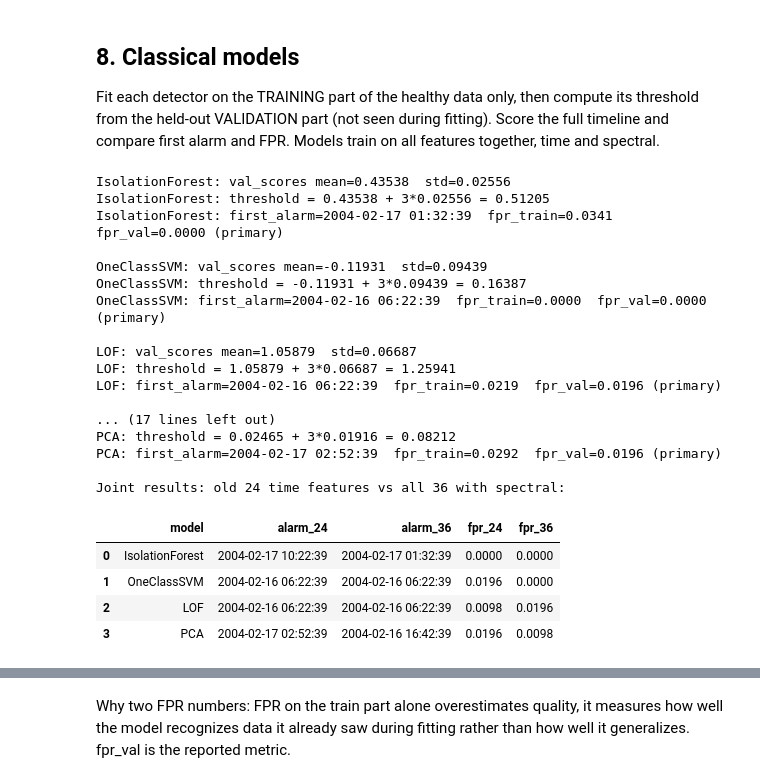
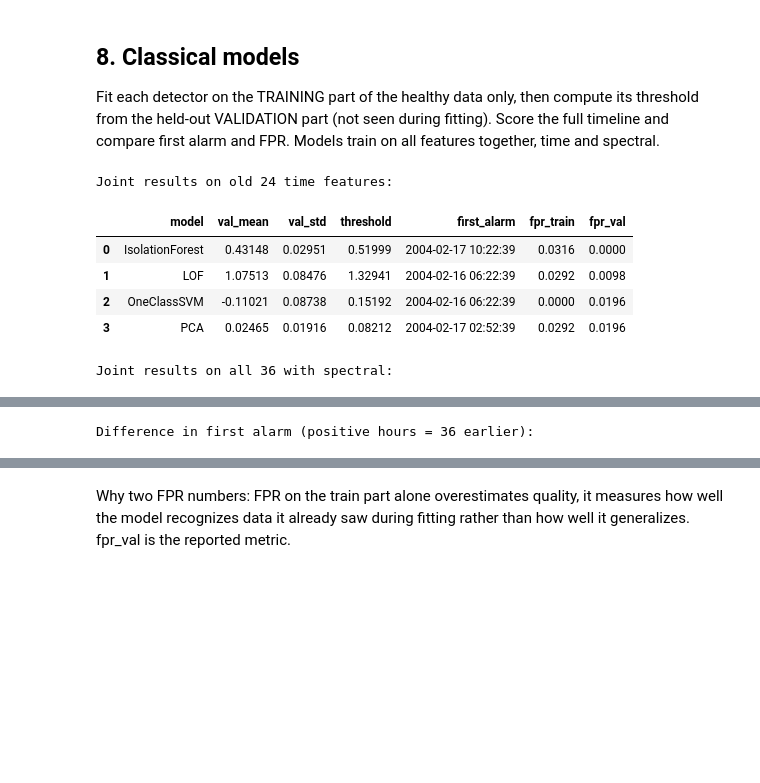
Before and after one commit to maidabiber/anomaly-detection-thesis, a Jupyter notebook: notebooks/analyze_2nd_test.ipynb, the cells around one changed output, grey strips where cells are left out. Cells and saved outputs as stored; diff of their text form; code cells hidden in the pictures; blank space fills up the shorter version.

```diff
--- a/notebooks/analyze_2nd_test.ipynb
+++ b/notebooks/analyze_2nd_test.ipynb
@@ -249,76 +249,82 @@ import numpy as np
 def evaluate(name, full_scores, val_scores, index):
     val_mean = float(np.mean(val_scores))
     val_std = float(np.std(val_scores))
-    print(f"{name}: val_scores mean={val_mean:.5f}  std={val_std:.5f}")
-
     scores_series = pd.Series(full_scores, index=index)
     threshold = compute_threshold(val_scores, method="mean_std", n_std=3.0)
-    print(f"{name}: threshold = {val_mean:.5f} + 3*{val_std:.5f} = {threshold:.5f}")
-
     is_anomaly = scores_series > threshold
     alarm = first_confirmed_alarm(is_anomaly, window=20)
     train_end = df_healthy_train.index[-1]
     val_end = df_healthy.index[-1]
     fpr_train = float(is_anomaly[index <= train_end].mean())
     fpr_val = float(is_anomaly[(index > train_end) & (index <= val_end)].mean())
-    print(f"{name}: first_alarm={alarm}  fpr_train={fpr_train:.4f}  fpr_val={fpr_val:.4f} (primary)")
-    print()
     return {"scores": scores_series, "val_mean": val_mean, "val_std": val_std,
             "threshold": float(threshold), "alarm": alarm,
             "fpr_train": fpr_train, "fpr_val": fpr_val}
+
 classical = [
     ('IsolationForest', fit_isolation_forest, score_isolation_forest),
     ('OneClassSVM', fit_one_class_svm, score_one_class_svm),
     ('LOF', fit_lof, score_lof),
     ('PCA', fit_pca, score_pca),
 ]
 
+def _astr(a):
+    return a.strftime('%Y-%m-%d %H:%M:%S') if a is not None else None
+
+def _summary(results):
+    return pd.DataFrame([{
+        'model': name,
+        'val_mean': r['val_mean'],
+        'val_std': r['val_std'],
+        'threshold': r['threshold'],
+        'first_alarm': _astr(r['alarm']),
+        'fpr_train': r['fpr_train'],
+        'fpr_val': r['fpr_val'],
+    } for name, r in results.items()]).sort_values('model').reset_index(drop=True)
+
+def _fmt(df):
+    return df.style.format({'val_mean': '{:.5f}', 'val_std': '{:.5f}',
+        'threshold': '{:.5f}', 'fpr_train': '{:.4f}', 'fpr_val': '{:.4f}'})
+
 classical_results = {}
 for name, fit_fn, score_fn in classical:
     model = fit_fn(X_healthy_train)
     full_scores = score_fn(model, X_all)
     val_scores = score_fn(model, X_healthy_val)
     classical_results[name] = evaluate(name, full_scores, val_scores, df.index)
+
 OLD6 = ['RMS', 'Kurtosis', 'CrestFactor', 'Peak', 'Skewness', 'Std']
 old_cols = [c for c in df.columns if any(c.endswith('_' + f) for f in OLD6)]
 Xtr_old, Xa_old, sc_old = scale_features(df_healthy_train[old_cols], df[old_cols])
 Xva_old = sc_old.transform(df_healthy_val[old_cols])
 old_results = {}
 for name, fit_fn, score_fn in classical:
     model = fit_fn(Xtr_old)
     full_scores = score_fn(model, Xa_old)
     val_scores = score_fn(model, Xva_old)
     old_results[name] = evaluate(name, full_scores, val_scores, df.index)
 
-def _astr(a):
-    return a.strftime('%Y-%m-%d %H:%M:%S') if a is not None else None
-side_rows = []
+print("Joint results on old 24 time features:")
+display(_fmt(_summary(old_results)))
+print("Joint results on all 36 with spectral:")
+display(_fmt(_summary(classical_results)))
+print("Difference in first alarm (positive hours = 36 earlier):")
+diff_rows = []
 for name, _, _ in classical:
-    r36, r24 = classical_results[name], old_results[name]
-    side_rows.append({'model': name, 'alarm_24': _astr(r24['alarm']), 'alarm_36': _astr(r36['alarm']),
-                       'fpr_24': round(r24['fpr_val'], 4), 'fpr_36': round(r36['fpr_val'], 4)})
-print("Joint results: old 24 time features vs all 36 with spectral:")
-display(pd.DataFrame(side_rows))
+    a24, a36 = old_results[name]['alarm'], classical_results[name]['alarm']
+    gain = None
+    if a24 is not None and a36 is not None:
+        gain = round((a24 - a36).total_seconds() / 3600, 1)
+    diff_rows.append({'model': name, 'alarm_24': _astr(a24), 'alarm_36': _astr(a36),
+                       'hours_earlier_36': gain,
+                       'fpr_24': round(old_results[name]['fpr_val'], 4),
+                       'fpr_36': round(classical_results[name]['fpr_val'], 4)})
+display(pd.DataFrame(diff_rows))
 # %% [output]
-IsolationForest: val_scores mean=0.43538  std=0.02556
-IsolationForest: threshold = 0.43538 + 3*0.02556 = 0.51205
-IsolationForest: first_alarm=2004-02-17 01:32:39  fpr_train=0.0341  fpr_val=0.0000 (primary)
-
-OneClassSVM: val_scores mean=-0.11931  std=0.09439
-OneClassSVM: threshold = -0.11931 + 3*0.09439 = 0.16387
-OneClassSVM: first_alarm=2004-02-16 06:22:39  fpr_train=0.0000  fpr_val=0.0000 (primary)
-
-LOF: val_scores mean=1.05879  std=0.06687
-LOF: threshold = 1.05879 + 3*0.06687 = 1.25941
-LOF: first_alarm=2004-02-16 06:22:39  fpr_train=0.0219  fpr_val=0.0196 (primary)
-
-... (17 lines left out)
-PCA: threshold = 0.02465 + 3*0.01916 = 0.08212
-PCA: first_alarm=2004-02-17 02:52:39  fpr_train=0.0292  fpr_val=0.0196 (primary)
-
-Joint results: old 24 time features vs all 36 with spectral:
+Joint results on old 24 time features:
-|  | model | alarm_24 | alarm_36 | fpr_24 | fpr_36 |
-| 0 | IsolationForest | 2004-02-17 10:22:39 | 2004-02-17 01:32:39 | 0.0000 | 0.0000 |
-| 1 | OneClassSVM | 2004-02-16 06:22:39 | 2004-02-16 06:22:39 | 0.0196 | 0.0000 |
-| 2 | LOF | 2004-02-16 06:22:39 | 2004-02-16 06:22:39 | 0.0098 | 0.0196 |
-| 3 | PCA | 2004-02-17 02:52:39 | 2004-02-16 16:42:39 | 0.0196 | 0.0098 |
+|  | model | val_mean | val_std | threshold | first_alarm | fpr_train | fpr_val |
+| 0 | IsolationForest | 0.43148 | 0.02951 | 0.51999 | 2004-02-17 10:22:39 | 0.0316 | 0.0000 |
+| 1 | LOF | 1.07513 | 0.08476 | 1.32941 | 2004-02-16 06:22:39 | 0.0292 | 0.0098 |
+| 2 | OneClassSVM | -0.11021 | 0.08738 | 0.15192 | 2004-02-16 06:22:39 | 0.0000 | 0.0196 |
+| 3 | PCA | 0.02465 | 0.01916 | 0.08212 | 2004-02-17 02:52:39 | 0.0292 | 0.0196 |
+Joint results on all 36 with spectral:
@@ -324,0 +336 @@ Joint results: old 24 time features vs all 36 with spectral:
+Difference in first alarm (positive hours = 36 earlier):
```
Also changed, not shown: parts of 22 cells of this notebook.
